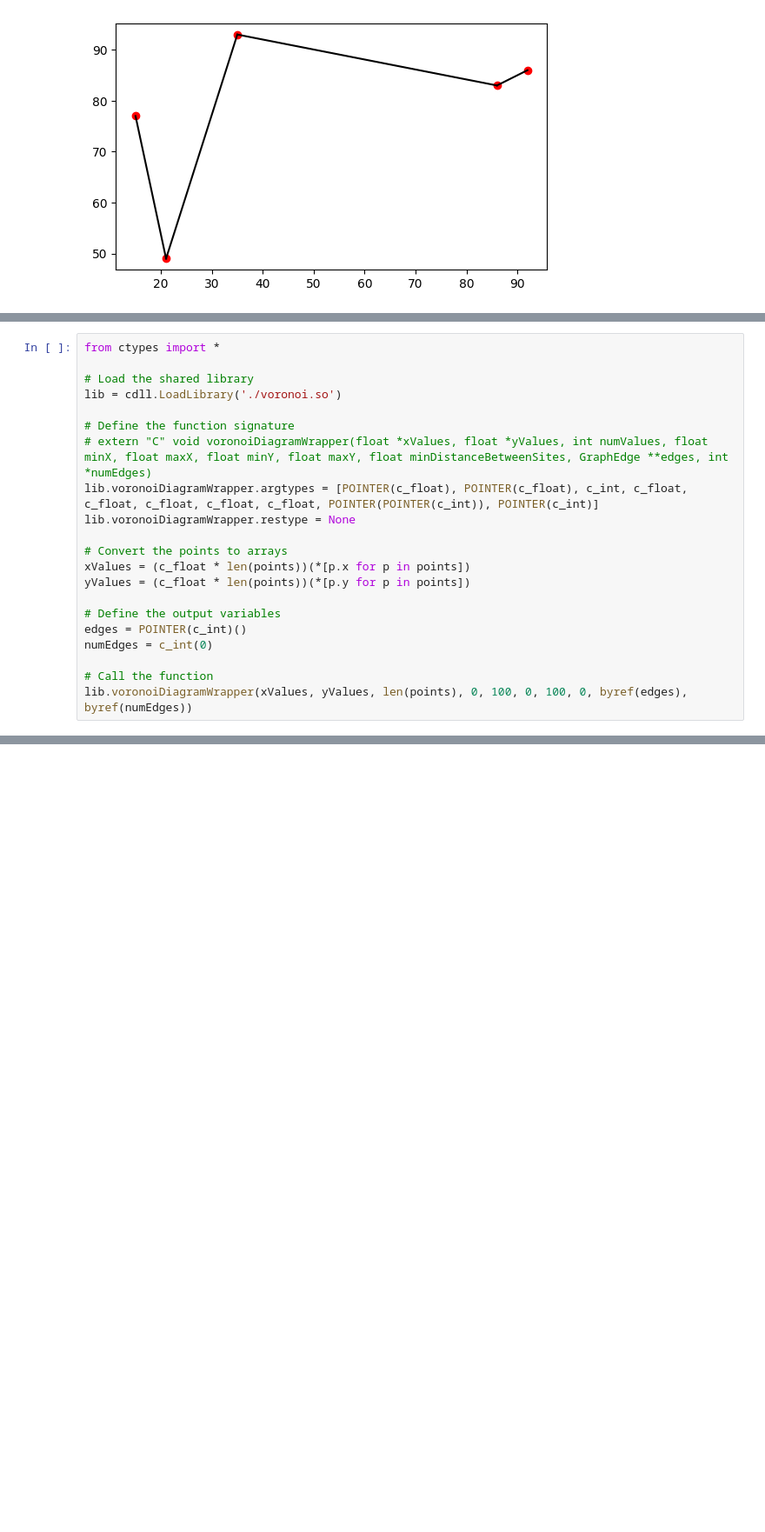
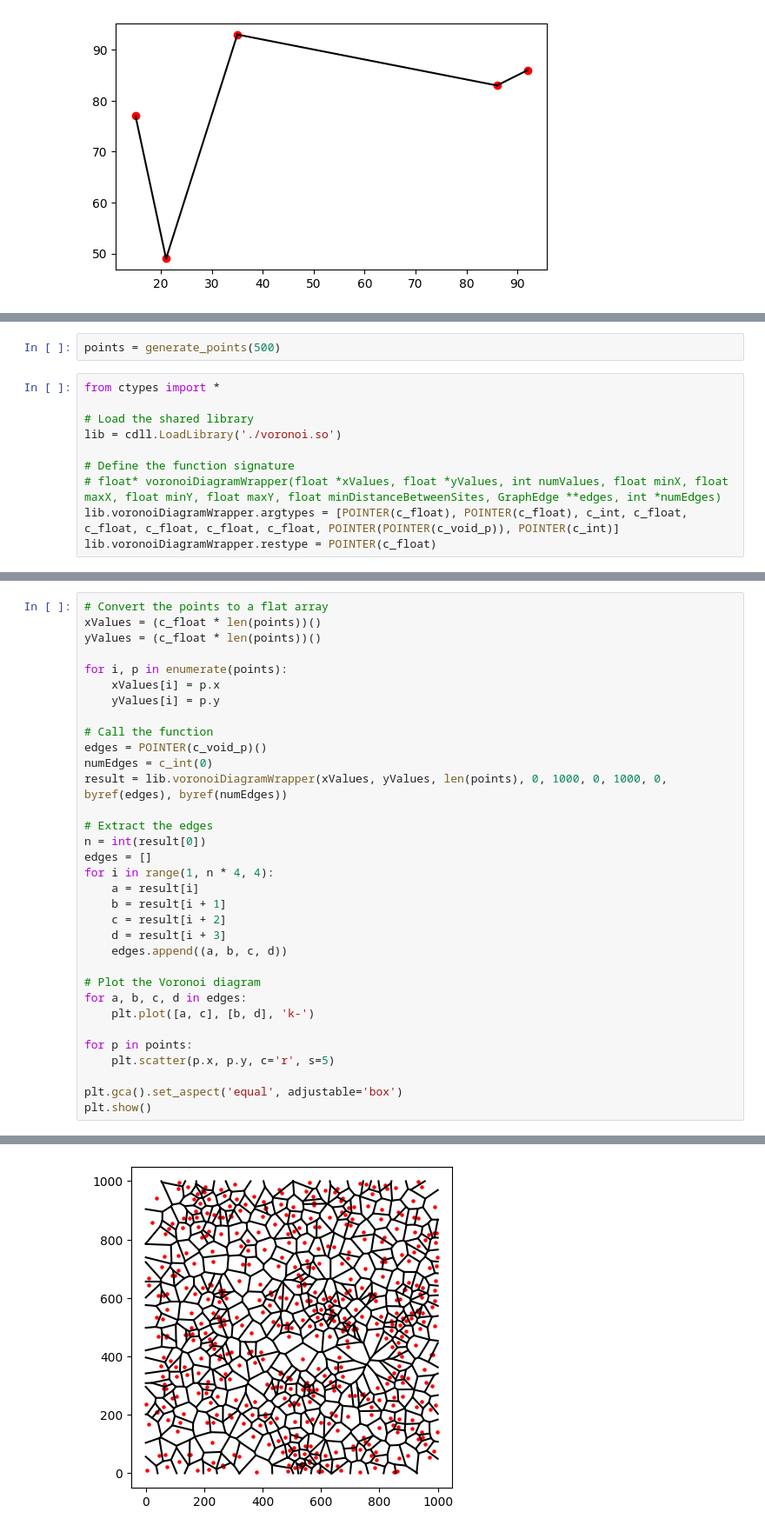
Before and after one commit to JUANITOTELO/Geometry, a Jupyter notebook: tareas/tarea2.ipynb, the cells around one changed output, grey strips where cells are left out. Shown at 87% size. Cells and saved outputs as stored; diff of their text form; blank space fills up the shorter version.

```diff
--- a/tareas/tarea2.ipynb
+++ b/tareas/tarea2.ipynb
@@ -294,3 +292,5 @@ points = [pt(86, 83),pt(15, 77),pt(35, 93),pt(92, 86),pt(21, 49)]
+# %%
+points = generate_points(500)
 # %%
 from ctypes import *
 
@@ -298,17 +298,6 @@ from ctypes import *
 lib = cdll.LoadLibrary('./voronoi.so')
 
 # Define the function signature
-# extern "C" void voronoiDiagramWrapper(float *xValues, float *yValues, int numValues, float minX, float maxX, float minY, float maxY, float minDistanceBetweenSites, GraphEdge **edges, int *numEdges)
-lib.voronoiDiagramWrapper.argtypes = [POINTER(c_float), POINTER(c_float), c_int, c_float, c_float, c_float, c_float, c_float, POINTER(POINTER(c_int)), POINTER(c_int)]
-lib.voronoiDiagramWrapper.restype = None
-
-# Convert the points to arrays
-xValues = (c_float * len(points))(*[p.x for p in points])
-yValues = (c_float * len(points))(*[p.y for p in points])
-
-# Define the output variables
-edges = POINTER(c_int)()
-numEdges = c_int(0)
-
-# Call the function
-lib.voronoiDiagramWrapper(xValues, yValues, len(points), 0, 100, 0, 100, 0, byref(edges), byref(numEdges))
+# float* voronoiDiagramWrapper(float *xValues, float *yValues, int numValues, float minX, float maxX, float minY, float maxY, float minDistanceBetweenSites, GraphEdge **edges, int *numEdges)
+lib.voronoiDiagramWrapper.argtypes = [POINTER(c_float), POINTER(c_float), c_int, c_float, c_float, c_float, c_float, c_float, POINTER(POINTER(c_void_p)), POINTER(c_int)]
+lib.voronoiDiagramWrapper.restype = POINTER(c_float)
@@ -324,0 +304,34 @@ GOT Line (39.000000,67.500000)->(55.453861,62.264679)
+# %%
+# Convert the points to a flat array
+xValues = (c_float * len(points))()
+yValues = (c_float * len(points))()
+
+for i, p in enumerate(points):
+    xValues[i] = p.x
+    yValues[i] = p.y
+
+# Call the function
+edges = POINTER(c_void_p)()
+numEdges = c_int(0)
+result = lib.voronoiDiagramWrapper(xValues, yValues, len(points), 0, 1000, 0, 1000, 0, byref(edges), byref(numEdges))
+
+# Extract the edges
+n = int(result[0])
+edges = []
+for i in range(1, n * 4, 4):
+    a = result[i]
+    b = result[i + 1]
+    c = result[i + 2]
+    d = result[i + 3]
+    edges.append((a, b, c, d))
+
+# Plot the Voronoi diagram
+for a, b, c, d in edges:
+    plt.plot([a, c], [b, d], 'k-')
+
+for p in points:
+    plt.scatter(p.x, p.y, c='r', s=5)
+
+plt.gca().set_aspect('equal', adjustable='box')
+plt.show()
+# %% [output]
@@ -324,0 +339 @@ GOT Line (39.000000,67.500000)->(55.453861,62.264679)
+[figure, added]
```
Also changed, not shown: parts of 5 cells of this notebook, 2 other files.
